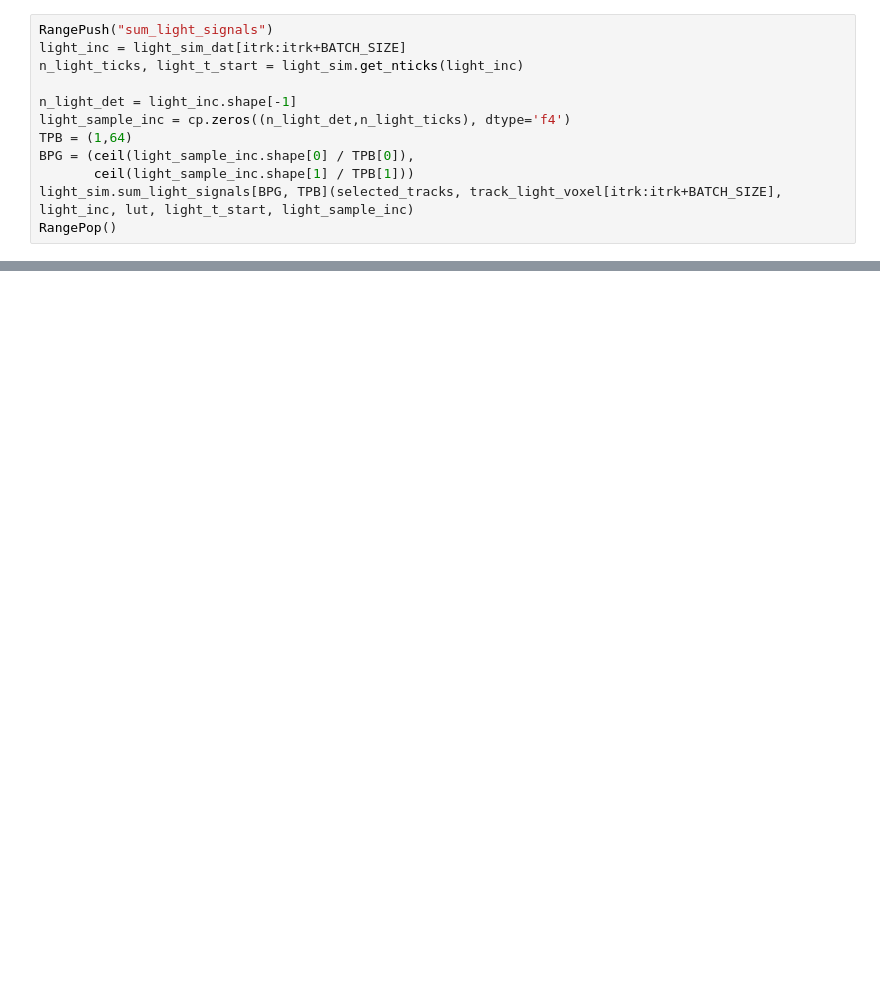
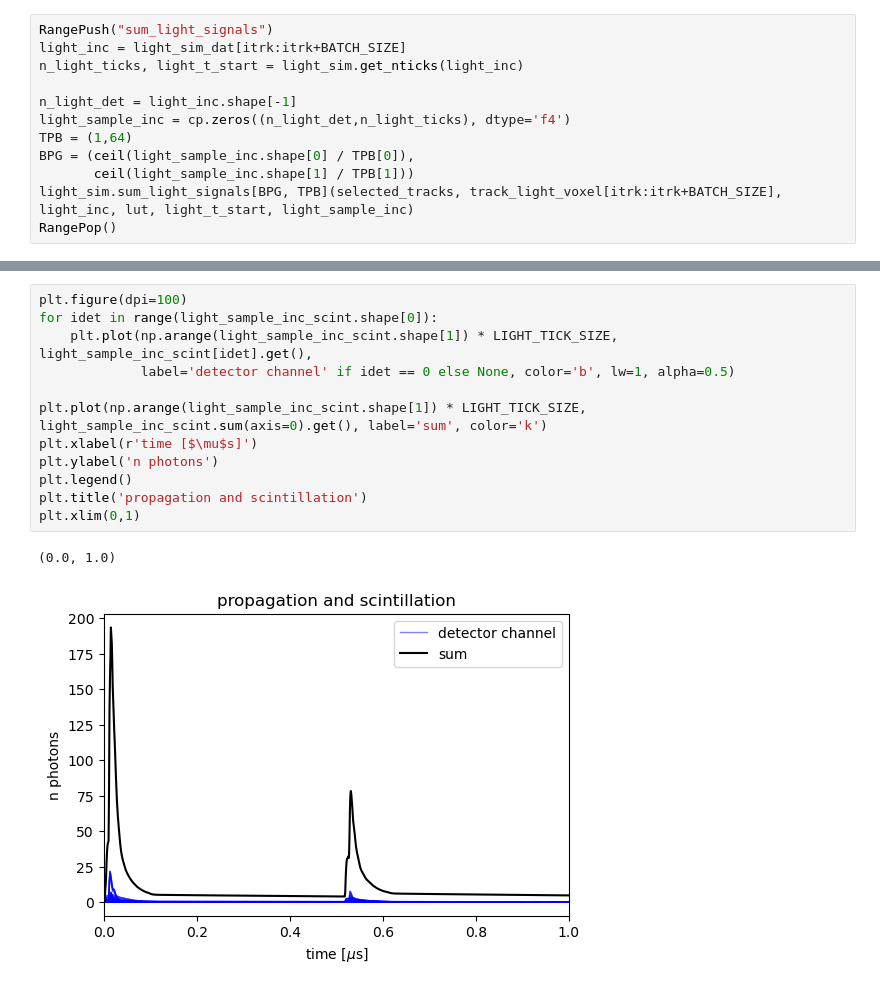
Before and after one commit to DUNE/larnd-sim, a Jupyter notebook: examples/Light signals.ipynb, the cells around one changed output, grey strips where cells are left out. Saved outputs shown, nothing was run; the diff lists cells and outputs as text; blank space fills up the shorter version.

```diff
--- a/examples/Light signals.ipynb
+++ b/examples/Light signals.ipynb
@@ -416,0 +438,15 @@ Text(0.5, 1.0, 'propagation delay only')
+# %%
+plt.figure(dpi=100)
+for idet in range(light_sample_inc_scint.shape[0]):
+    plt.plot(np.arange(light_sample_inc_scint.shape[1]) * LIGHT_TICK_SIZE, light_sample_inc_scint[idet].get(),
+             label='detector channel' if idet == 0 else None, color='b', lw=1, alpha=0.5)
+
+plt.plot(np.arange(light_sample_inc_scint.shape[1]) * LIGHT_TICK_SIZE, light_sample_inc_scint.sum(axis=0).get(), label='sum', color='k')
+plt.xlabel(r'time [$\mu$s]')
+plt.ylabel('n photons')
+plt.legend()
+plt.title('propagation and scintillation')
+plt.xlim(0,1)
+# %% [output]
+(0.0, 1.0)
+[figure, added]
```
Also changed, not shown: parts of 5 cells of this notebook, 4 other files.
